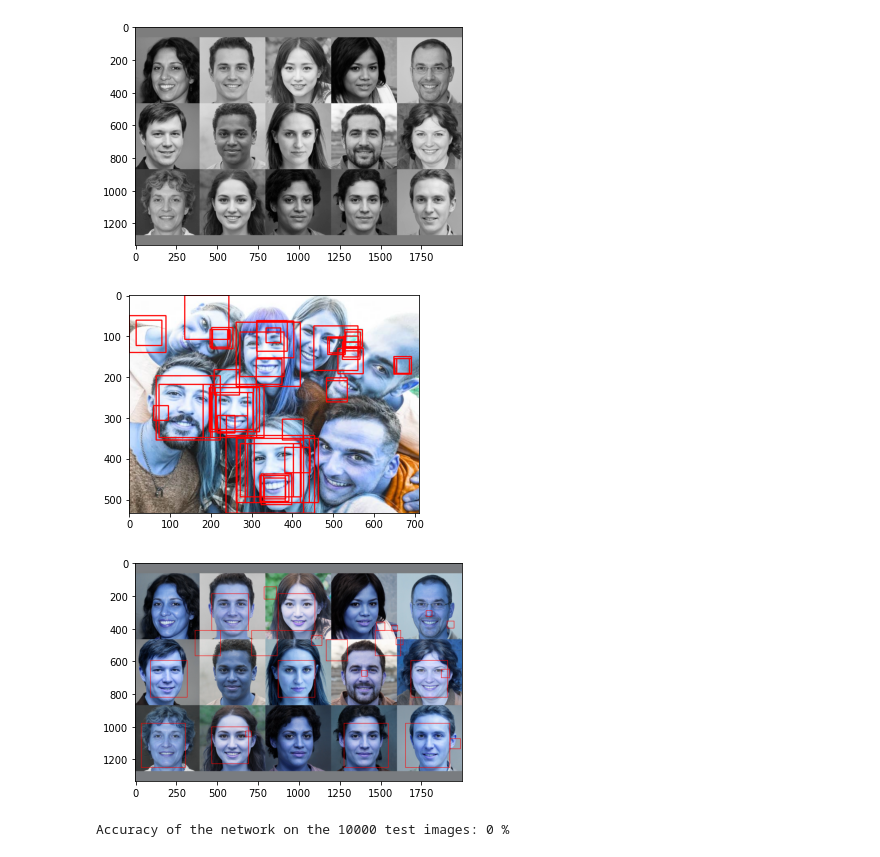
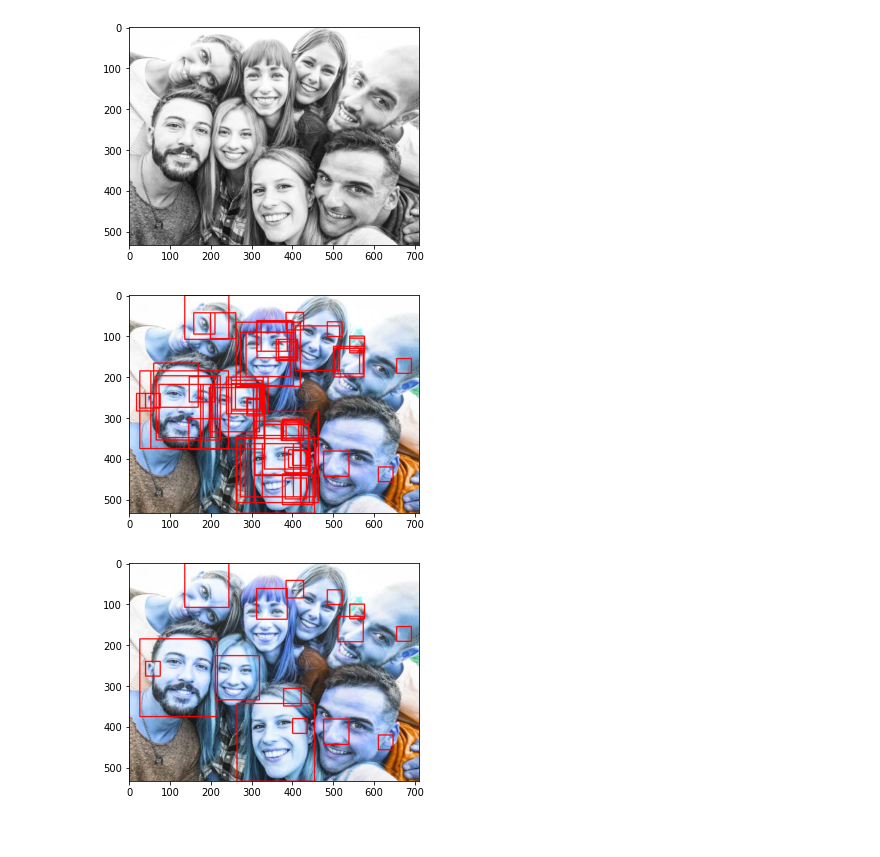
Before and after one commit to bonnedahl/face-detection, a Jupyter notebook: Facial_recognition.ipynb, the cells around one changed output. Saved outputs shown, nothing was run; the diff lists cells and outputs as text; code cells hidden in the pictures.

```diff
--- a/Facial_recognition.ipynb
+++ b/Facial_recognition.ipynb
@@ -138,6 +145,7 @@ def nms_pytorch(P : torch.tensor ,thresh_iou : float):
 
     return keep
 # %%
+# His code
 import cv2
 import numpy as np
 def pyramid(image, scale=1.5, minSize=(30, 30)):
@@ -213,50 +221,36 @@ def pyramid_sliding_window_detection(net, image, scale, winW, winH, stepSize):
                                             (all_detected_faces[j][1][i][0] + winW)*all_detected_faces[j][0], (all_detected_faces[j][1][i][1] + winH)*all_detected_faces[j][0]
                                             ,all_detected_faces[j][1][i][2]
             )
-    #print(all_detected_faces)
+
     # Concatenate detected faces into the same array
     final_detected_faces = all_detected_faces
-    test_detected_faces = []
-    for j in range(len(all_detected_faces)):
-        for i in range(len(all_detected_faces[j][1])):
-            test_detected_faces.append(list(all_detected_faces[j][1][i]))
-
-    #print(test_detected_faces)
-    #print("new list")
-    nms_faces = nms_pytorch(list(test_detected_faces), 0.05) # Change the coefficient (0.05)
-    #print(nms_faces)
-    return nms_faces
+    return final_detected_faces
 # %%
 from PIL import Image
 
-filename="faces9.jpeg" #Change file-name here to change image used
-# from numpy import asarray
-# img = Image.open('faces.jpeg').convert('L')
-# img.show()
-# img = transform(img)
-# print(np.asarray(img).shape)
+filename="faces7.jpeg" #Change file-name here to change image used
 
 import torch
 import matplotlib.pyplot as plt
 
 testimg = cv2.imread(filename)
 gray = cv2.cvtColor(testimg, cv2.COLOR_BGR2GRAY).astype(float)
 gray = gray/128.0 - 1.0
 plt.imshow(gray, cmap="gray")
 plt.show()
 
 bboxes = pyramid_sliding_window_detection(net,np.asarray(gray, dtype='float32'), 1.2, 36, 36, 5)
 # %% [output]
-[figure, old version]
+[figure, new version]
 # %%
-# HE'S CODE FOR IMAGE DRAWING
-# Only works without nms i think...
+# HIS CODE FOR IMAGE DRAWING
+# Only works without nms
 
 img_result = testimg.copy()
 # Here the sliding window is done for one pyramid scale
 # We draw the detected faces
 for (scale, values) in bboxes:
-    for (startX, startY, endX, endY) in values:
+    for (startX, startY, endX, endY, certainty) in values:
         #Converting the coordinates to int to match cv2.rectangle input type
         startX, startY, endX, endY = int(round(startX)),int(round(startY)), int(round(endX)), int(round(endY))
         img_result = cv2.rectangle(img_result, (startX, startY), (endX, endY), (255, 0, 0), 2)
@@ -265,4 +259,4 @@ for (scale, values) in bboxes:
 plt.imshow(img_result)
 plt.show()
 # %% [output]
-[figure, old version]
+[figure, new version]
@@ -272,18 +274,11 @@ plt.show()
 img_result = testimg.copy()
 # Here the sliding window is done for one pyramid scale
 # We draw the detected faces
-for (startX, startY, endX, endY, confidence) in bboxes:
+for (startX, startY, endX, endY, confidence) in bboxes_nms:
     #Converting the coordinates to int to match cv2.rectangle input type
     startX, startY, endX, endY = int(round(startX)),int(round(startY)), int(round(endX)), int(round(endY))
     img_result = cv2.rectangle(img_result, (startX, startY), (endX, endY), (255, 0, 0), 2)
-    #cv2.imshow("Window", faces_img)
-#cv2.waitKey(0)
 plt.imshow(img_result)
 plt.show()
 # %% [output]
-[figure, old version]
+[figure, new version]
-# %%
-print('Accuracy of the network on the 10000 test images: %d %%' % (
-    100 * correct / total))
-# %% [output]
-Accuracy of the network on the 10000 test images: 0 %
```
Also changed, not shown: parts of 4 cells of this notebook, 1 other file.
